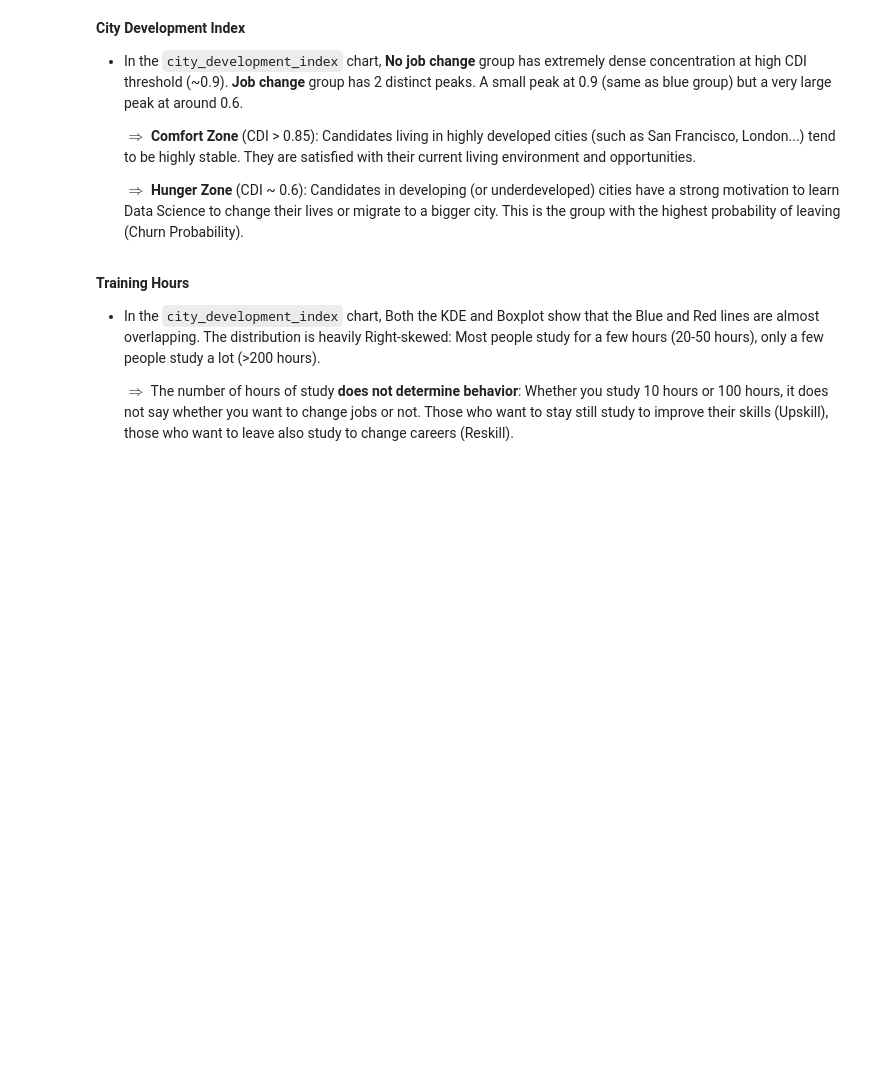
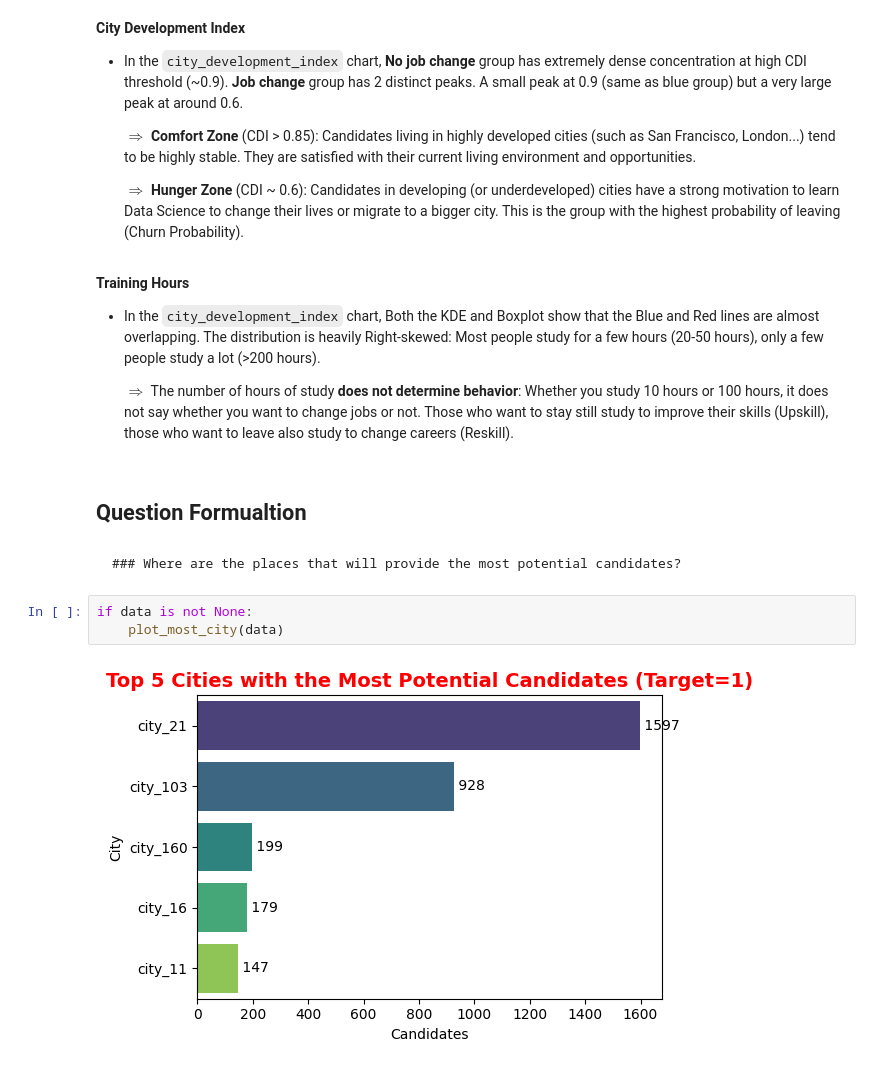
Before and after one commit to hnhan2005/Lab02_HR_Analysis, a Jupyter notebook: notebooks/01_data_exploration.ipynb, the cells around one changed output. Cells and saved outputs as stored; diff of their text form; blank space fills up the shorter version.

```diff
--- a/notebooks/01_data_exploration.ipynb
+++ b/notebooks/01_data_exploration.ipynb
@@ -200,3 +200,12 @@ if data is not None:
 - In the `city_development_index` chart, Both the KDE and Boxplot show that the Blue and Red lines are almost overlapping. The distribution is heavily Right-skewed: Most people study for a few hours (20-50 hours), only a few people study a lot (>200 hours).
 
     $\Rightarrow$ The number of hours of study **does not determine behavior**: Whether you study 10 hours or 100 hours, it does not say whether you want to change jobs or not. Those who want to stay still study to improve their skills (Upskill), those who want to leave also study to change careers (Reskill).
+# %% [markdown]
+## Question Formualtion
+# %% [markdown]
+    ### Where are the places that will provide the most potential candidates?
+# %%
+if data is not None:
+    plot_most_city(data)
+# %% [output]
+[figure, added]
```
Also changed, not shown: parts of 9 cells of this notebook, 9 other files.
